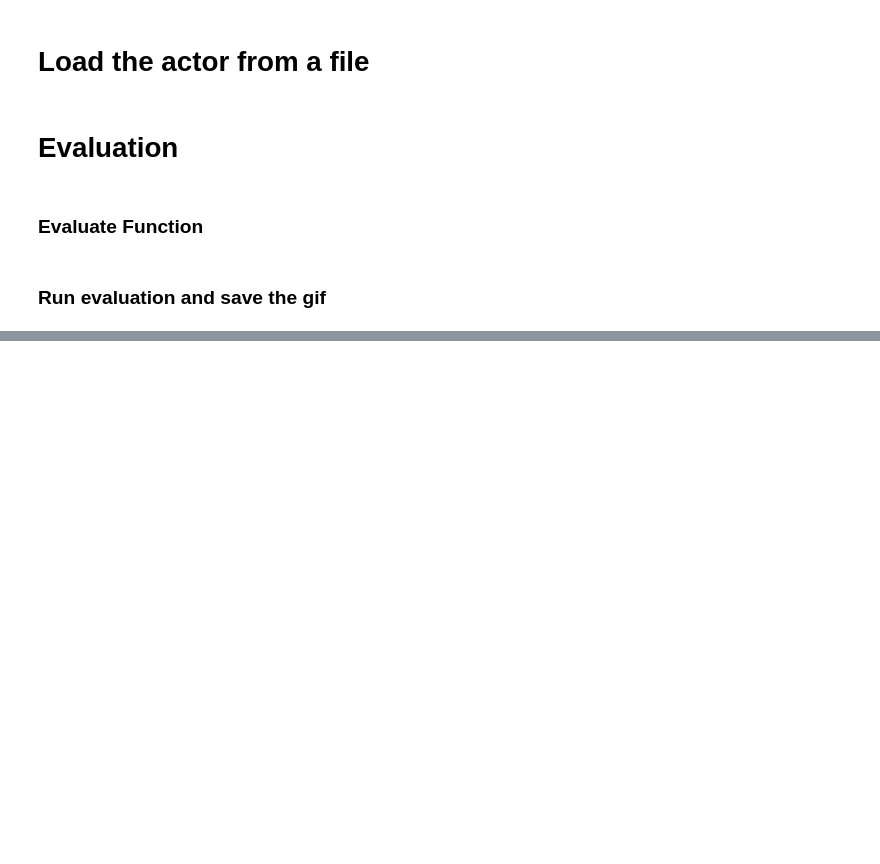
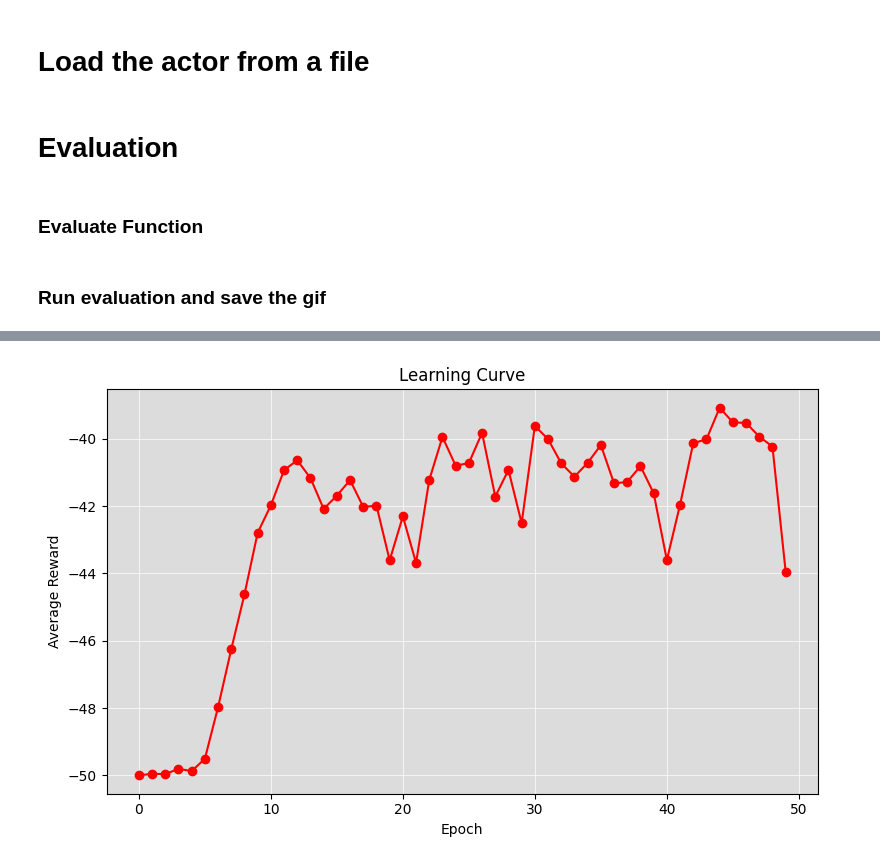
Before and after one commit to dgsob/Reinforcement-Learning-RSS, a Jupyter notebook: Group project/Project_4.ipynb, the cells around one changed output, grey strips where cells are left out. Saved outputs shown, nothing was run; the diff lists cells and outputs as text; code cells hidden in the pictures; blank space fills up the shorter version.

```diff
--- a/Group project/Project_4.ipynb
+++ b/Group project/Project_4.ipynb
@@ -657,0 +690,18 @@ evaluate(actor, env, n_episodes=10)
+# %%
+fig = plt.figure(figsize=(8, 5))
+ax = fig.add_subplot(111)
+
+ax.set_facecolor('gainsboro')
+ax.plot(reward_history, 'o-r')
+ax.grid(True, color='white', linestyle='-', linewidth=0.5)
+
+plt.xlabel('Epoch')
+plt.ylabel('Average Reward')
+plt.title('Learning Curve')
+
+plt.grid(True)
+plt.tight_layout()
+plt.savefig('learning_curve_rewards.png', dpi=600)
+plt.show()
+# %% [output]
+[figure, added]
```
Also changed, not shown: parts of 7 cells of this notebook.
